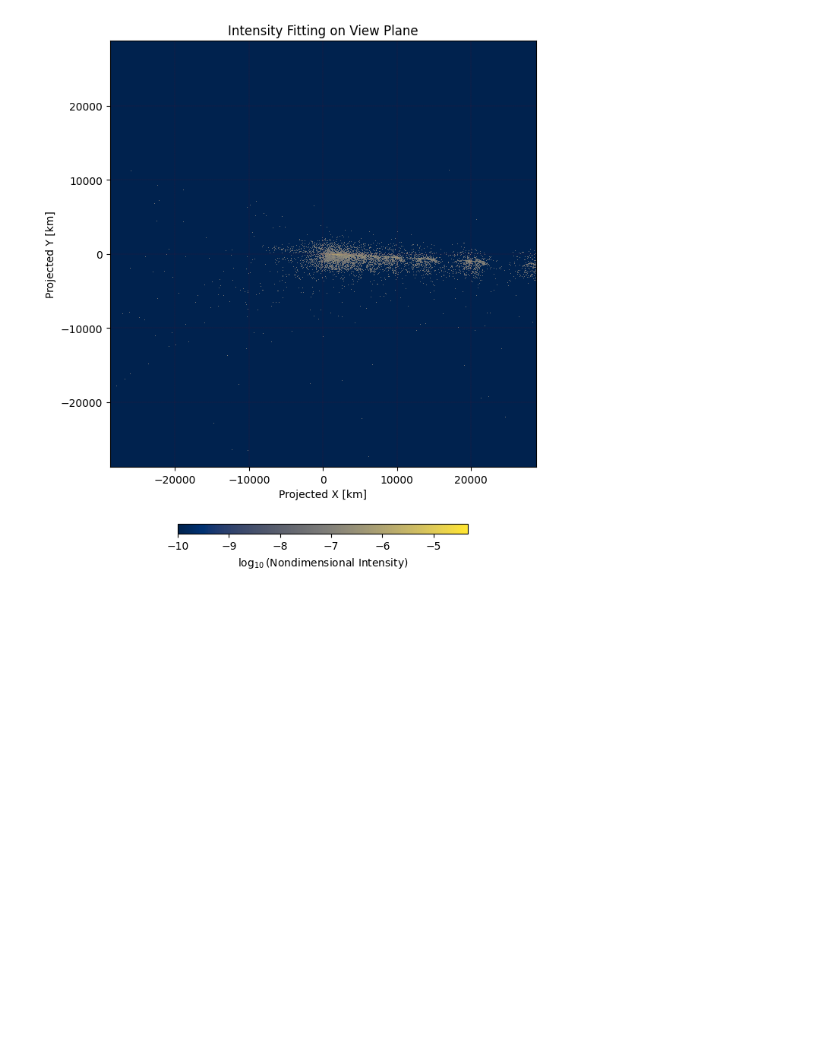
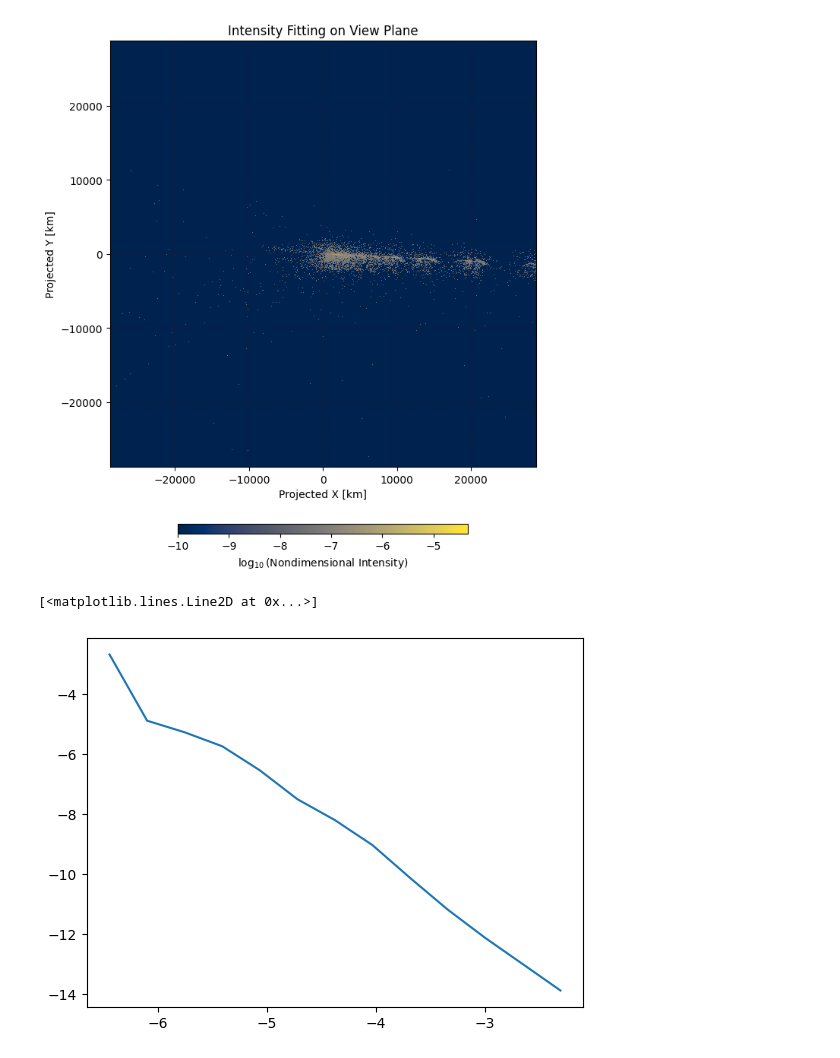
Before and after one commit to gitlinffff/rebound, a Jupyter notebook: analysis/hst_imageprocess/hst_fitting.ipynb, the cells around one changed output. Saved outputs shown, nothing was run; the diff lists cells and outputs as text; code cells hidden in the pictures; blank space fills up the shorter version.

Commit message:
create plot of power law of dust size

```diff
--- a/analysis/hst_imageprocess/hst_fitting.ipynb
+++ b/analysis/hst_imageprocess/hst_fitting.ipynb
@@ -424,3 +424,18 @@ plt.close()
 # %% [output]
 plots saved as /home/linfel/linfel_data/ejecta_exp_adjust_size_distri_1/postprocess/plot_d131.29/tail_fitting.png
 [figure]
+# %%
+weight = np.array([6.81132697e-02, 7.51932702e-03 ,5.10925496e-03, 3.20836351e-03,
+ 1.44105043e-03 ,5.51079238e-04 ,2.74326045e-04, 1.19263117e-04,
+ 4.00361558e-05, 1.39723678e-05 ,5.43749190e-06 ,2.27081347e-06,
+ 9.46045715e-07])
+
+radius = np.array([0.00158489, 0.00223872,
+       0.00316228, 0.00446684, 0.00630957, 0.00891251, 0.01258925,
+       0.01778279, 0.02511886, 0.03548134, 0.05011872, 0.07079458,
+       0.1 ])
+# %%
+plt.plot(np.log(radius), np.log(weight))
+# %% [output]
+[<matplotlib.lines.Line2D at 0x...>]
+[figure, added]
```
